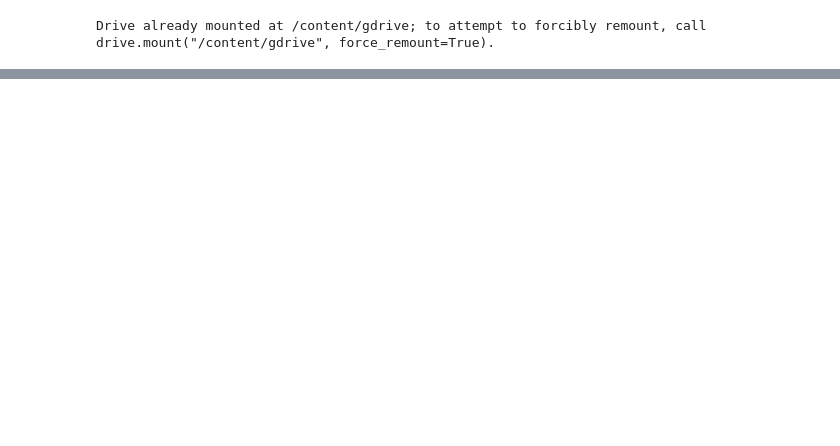
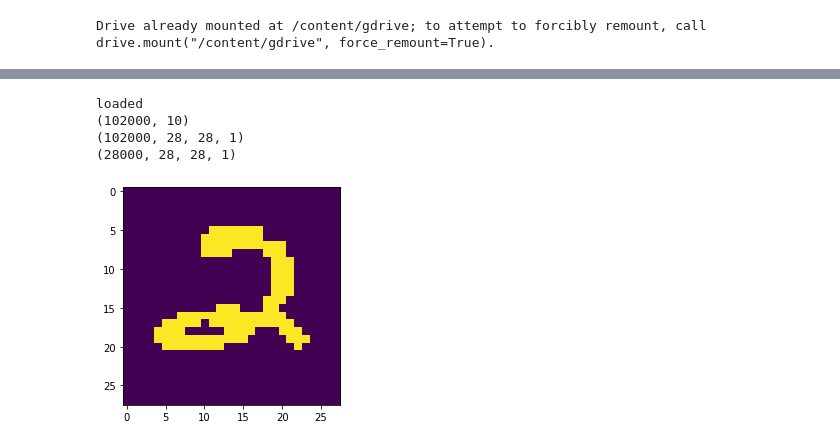
Before and after one commit to NidentalEgor/DigitRecognizerKaggle, a Jupyter notebook: digit_recognizer_kaggle.ipynb, the cells around one changed output, grey strips where cells are left out. Saved outputs shown, nothing was run; the diff lists cells and outputs as text; code cells hidden in the pictures; blank space fills up the shorter version.

```diff
--- a/digit_recognizer_kaggle.ipynb
+++ b/digit_recognizer_kaggle.ipynb
@@ -69,4 +89,12 @@ def read_dataset_with_mnist():
   return X_train_result, Y_train_result, X_test_result
+# %%
+X_train, Y_train, X_test = read_dataset_with_mnist()
+# %% [output]
+loaded
+(102000, 10)
+(102000, 28, 28, 1)
+(28000, 28, 28, 1)
+[figure, added]
 # %%
 def create_model(show_summary = False):
   if False:
```
Also changed, not shown: parts of 7 cells of this notebook.
